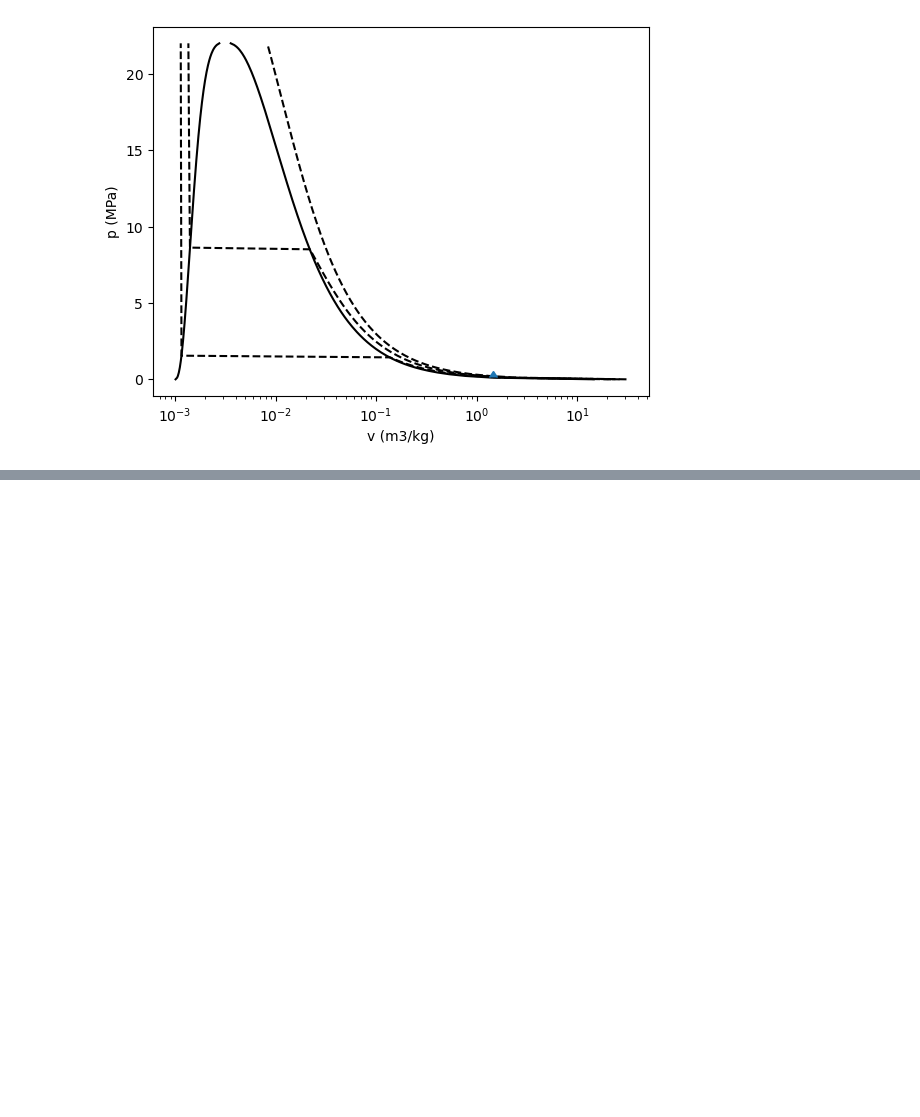
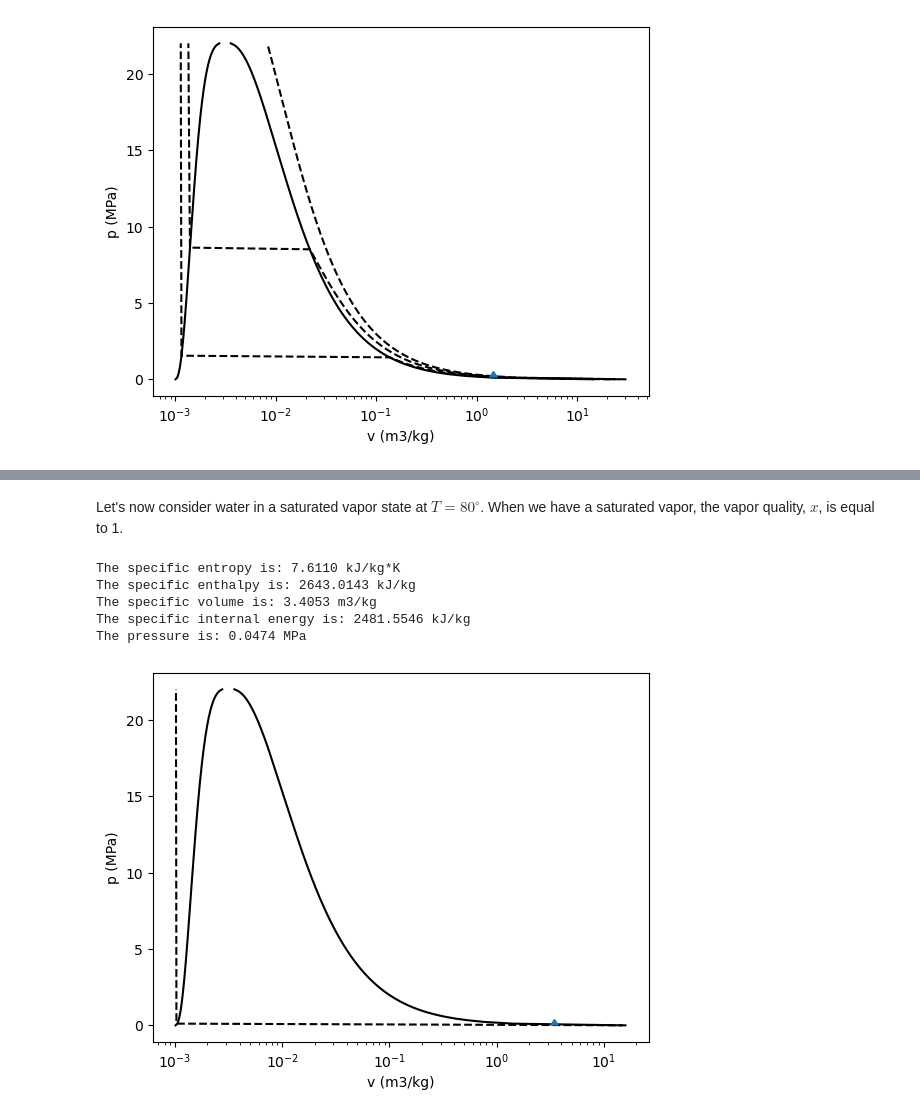
Before and after one commit to mtsn-lab/me40, a Jupyter notebook: scripts/waterProperties.ipynb, the cells around one changed output, grey strips where cells are left out. Saved outputs shown, nothing was run; the diff lists cells and outputs as text; code cells hidden in the pictures; blank space fills up the shorter version.

Commit message:
waterProperties

```diff
--- a/scripts/waterProperties.ipynb
+++ b/scripts/waterProperties.ipynb
@@ -118,0 +121,55 @@ plt.savefig('iawps-steam-p-v-diagram.png')
+# %% [markdown]
+Let's now consider water in a saturated vapor state at $T=80^\circ$. When we have a saturated vapor, the vapor quality, $x$, is equal to 1.
+# %%
+T2_C = 80
+T2_K = T2_C+273.15
+x = 1 # saturated vapor
+# %%
+# pressure should be in the units MPa,
+# temperature in the units K,
+# quality a number betwee 0 and 1.
+saturatedVapor = IAPWS97(T=T2_K, x=x)
+# %%
+s2 = saturatedVapor.s # kJ/kg*K
+h2 = saturatedVapor.h # kJ/kg
+v2 = saturatedVapor.v # m3/kg
+u2 = saturatedVapor.u # kJ/kg
+p2 = saturatedVapor.P # MPa
+# %%
+print('The specific entropy is: {0:1.4f} kJ/kg*K'.format(s2))
+print('The specific enthalpy is: {0:1.4f} kJ/kg'.format(h2))
+print('The specific volume is: {0:1.4f} m3/kg'.format(v2))
+print('The specific internal energy is: {0:1.4f} kJ/kg'.format(u2))
+print('The pressure is: {0:1.4f} MPa'.format(p2))
+# %% [output]
+The specific entropy is: 7.6110 kJ/kg*K
+The specific enthalpy is: 2643.0143 kJ/kg
+The specific volume is: 3.4053 m3/kg
+The specific internal energy is: 2481.5546 kJ/kg
+The pressure is: 0.0474 MPa
+# %%
+plt.figure()
+plt.clf()
+P = np.linspace(0.01, 22, 200) # range of pressures
+for T in [T2_K]: #K
+    steam = [IAPWS97(T=T, P=p) for p in P]
+    S = [s.s for s in steam]
+    v = [s.v for s in steam]
+    # plt.plot(S, T, 'k--')
+    plt.xscale("log")
+    plt.plot(v, P, 'k--')
+
+vvap = [s.v for s in [IAPWS97(P=p, x=1) for p in P]]
+vliq = [s.v for s in [IAPWS97(P=p, x=0) for p in P]]
+
+plt.plot(vvap, P, 'k-')
+plt.plot(vliq, P, 'k-')
+
+plt.xscale("log")
+plt.plot(v2,p2, marker = 10)
+
+plt.xlabel('v (m3/kg)')
+plt.ylabel('p (MPa)')
+plt.savefig('iawps-steam-p-v-diagram-2.png')
+# %% [output]
+[figure, added]
```
Also changed, not shown: parts of 2 cells of this notebook, 2 other files.
